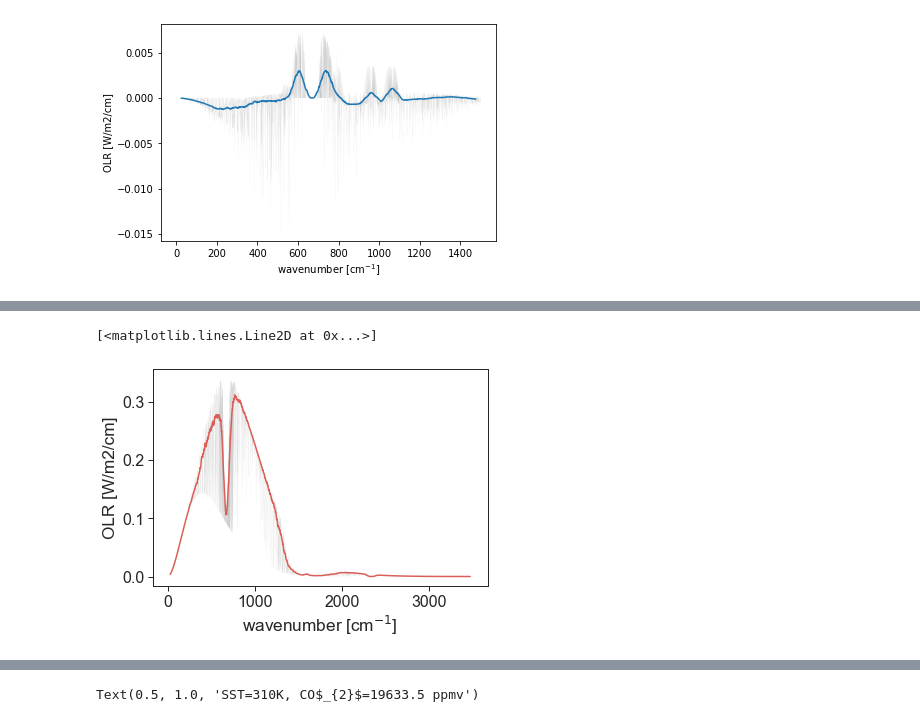
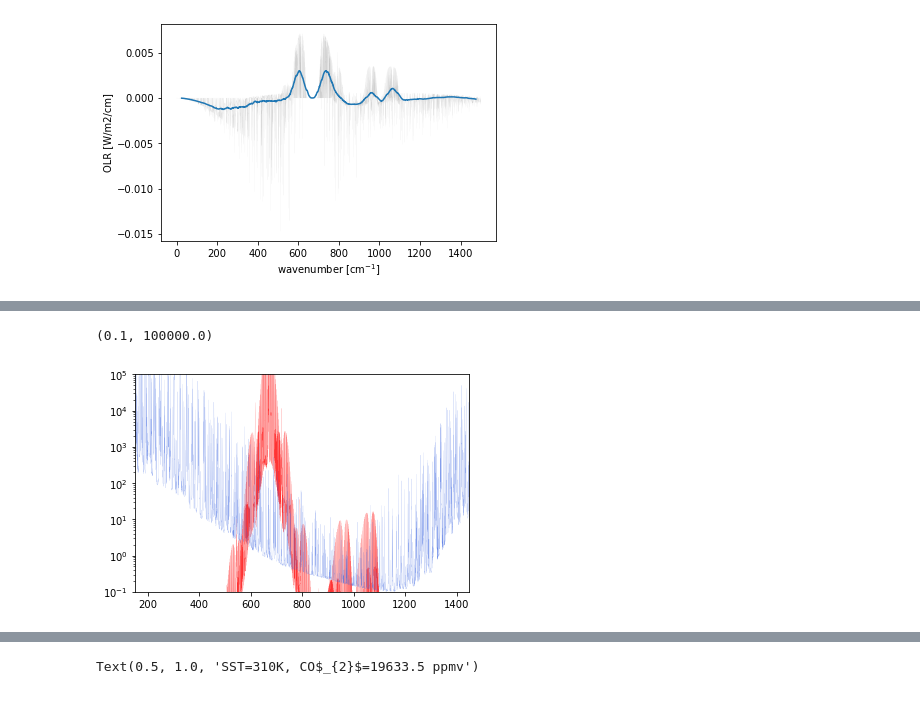
Before and after one commit to AndrewILWilliams/ECS_bump, a Jupyter notebook: climlab_rrtmg.ipynb, the cells around one changed output, grey strips where cells are left out. Saved outputs shown, nothing was run; the diff lists cells and outputs as text; code cells hidden in the pictures.

```diff
--- a/climlab_rrtmg.ipynb
+++ b/climlab_rrtmg.ipynb
@@ -730,6 +662,12 @@ da_olr_spec4 = xr.DataArray(olr_spec4, dims=['wavenumber'],
-# %%
-da_olr_spec2.plot(alpha=0.5, color='grey', lw=0.05)
-da_olr_spec2.rolling(wavenumber=500, center=True).mean().plot()
-# %% [output]
-[<matplotlib.lines.Line2D at 0x...>]
-[figure, removed]
+# %%
+fig,ax=plt.subplots()
+
+plt.plot(g_.n, vertical_integral(tau_co2), alpha=0.8, color='red', lw=0.1)
+plt.plot(g_.n, vertical_integral(tau_h2o), alpha=0.8, color='royalblue', lw=0.1)
+
+plt.yscale('log')
+plt.xlim(150,1450)
+plt.ylim(0.1, 1e5)
+# %% [output]
+(0.1, 100000.0)
+[figure, added]
```
Also changed, not shown: parts of 16 cells of this notebook.
